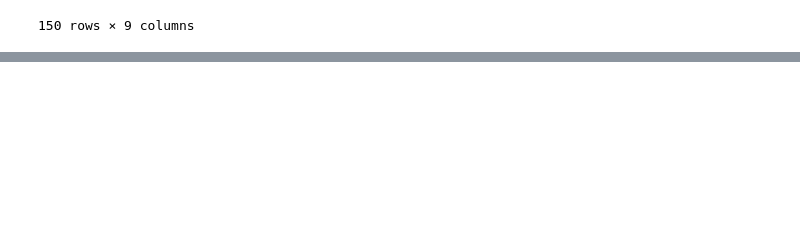
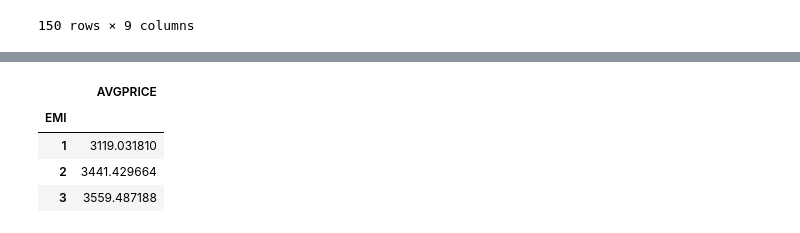
Before and after one commit to km1031kim/python, a Jupyter notebook: Session05 - 데이터 분석 및 데이터 전처리/210510 - 데이터 분석 및 전처리.ipynb, the cells around one changed output, grey strips where cells are left out. Saved outputs shown, nothing was run; the diff lists cells and outputs as text; code cells hidden in the pictures; blank space fills up the shorter version.

```diff
--- a/Session05 - 데이터 분석 및 데이터 전처리/210510 - 데이터 분석 및 전처리.ipynb
+++ b/Session05 - 데이터 분석 및 데이터 전처리/210510 - 데이터 분석 및 전처리.ipynb
@@ -592,0 +646,8 @@ customerData
+# %%
+customerData.groupby(groupKey)[["AVGPRICE"]].agg("mean")
+# %% [output]
+|  | AVGPRICE |
+| EMI |  |
+| 1 | 3119.031810 |
+| 2 | 3441.429664 |
+| 3 | 3559.487188 |
```
Also changed, not shown: parts of 12 cells of this notebook, 1 other file.
